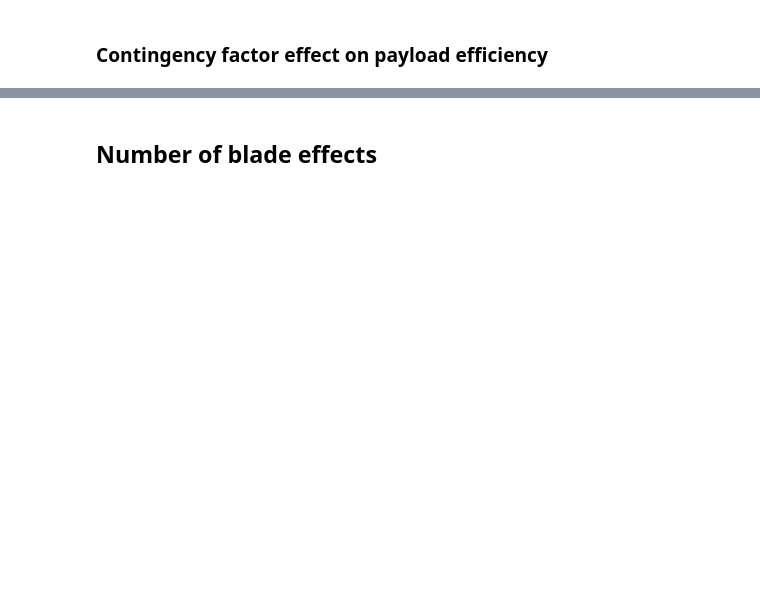
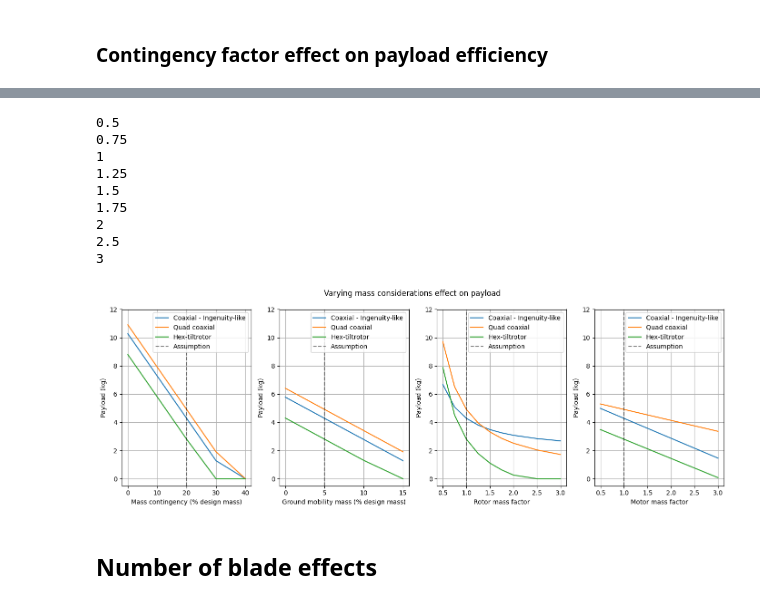
Before and after one commit to bened-wards/multimodal_mars_sampler, a Jupyter notebook: analysis.ipynb, the cells around one changed output, grey strips where cells are left out. Saved outputs shown, nothing was run; the diff lists cells and outputs as text; code cells hidden in the pictures; blank space fills up the shorter version.

```diff
--- a/analysis.ipynb
+++ b/analysis.ipynb
@@ -215,7 +202,7 @@ plt.show()
 
 
 fig, (ax1,ax2,ax3,ax4) = plt.subplots(1, 4, figsize=(14,5))
-design_mass = 25
+design_mass = 30
 MAX_DIAMETER = 1000
 contingencies = [0, 0.1, 0.2, 0.3, 0.4]
 aircrafts = [coaxial, quad_coaxial, tiltrotor]
@@ -301,37 +288,48 @@ ax3.legend()
 design_assumptions = DesignAssumptions()
 motor_mass_factors = [0.5, 0.75, 1, 1.25, 1.5, 1.75, 2, 2.5, 3]
 payloads_data = {aircraft.name: [] for aircraft in aircrafts}
 for motor_mass_factor in motor_mass_factors:
     design_assumptions.MOTOR_MASS_FACTOR = motor_mass_factor
     print(design_assumptions.MOTOR_MASS_FACTOR)
     coaxial = CoaxialRotorcraft("Coaxial - Ingenuity-like", 2, 4, mission_scenario, design_constraints, design_assumptions)
     quad_coaxial = CoaxialRotorcraft("Quad coaxial", 8, 4, mission_scenario, design_constraints, design_assumptions)
     tiltrotor = TiltRotorcraft("Hex-tiltrotor", 6, 4, 4, mission_scenario, design_constraints, design_assumptions)
     aircrafts = [coaxial, quad_coaxial, tiltrotor]
     payloads = []
     for aircraft in aircrafts:
         try:
             payload = aircraft.calc_and_verify_initial_design(design_mass)
         except ValueError:
             payload = 0
         payloads.append(payload)
     for i, payload in enumerate(payloads):
         payloads_data[aircrafts[i].name].append(payload)
 for name, payloads in payloads_data.items():
     ax4.plot(motor_mass_factors, payloads, label=f"{name}")
 ax4.axvline(x=1.0, color='black', linestyle='--', alpha=0.5, label="Assumption")
 ax4.set_xlabel("Motor mass factor")
 ax4.set_ylabel("Payload (kg)")
 ax4.grid(True)
 ax4.legend()
 
-ax1.set_ylim(-0.5,9)
-ax2.set_ylim(-0.5,9)
-ax3.set_ylim(-0.5,9)
-ax4.set_ylim(-0.5,9)
+ax1.set_ylim(-0.5,12)
+ax2.set_ylim(-0.5,12)
+ax3.set_ylim(-0.5,12)
+ax4.set_ylim(-0.5,12)
 plt.suptitle("Varying mass considerations effect on payload")
 plt.tight_layout()
 plt.show()
+# %% [output]
+0.5
+0.75
+1
+1.25
+1.5
+1.75
+2
+2.5
+3
+[figure, added]
 # %% [markdown]
 ## Number of blade effects
 # %%
```
Also changed, not shown: parts of 7 cells of this notebook, 1 other file.
